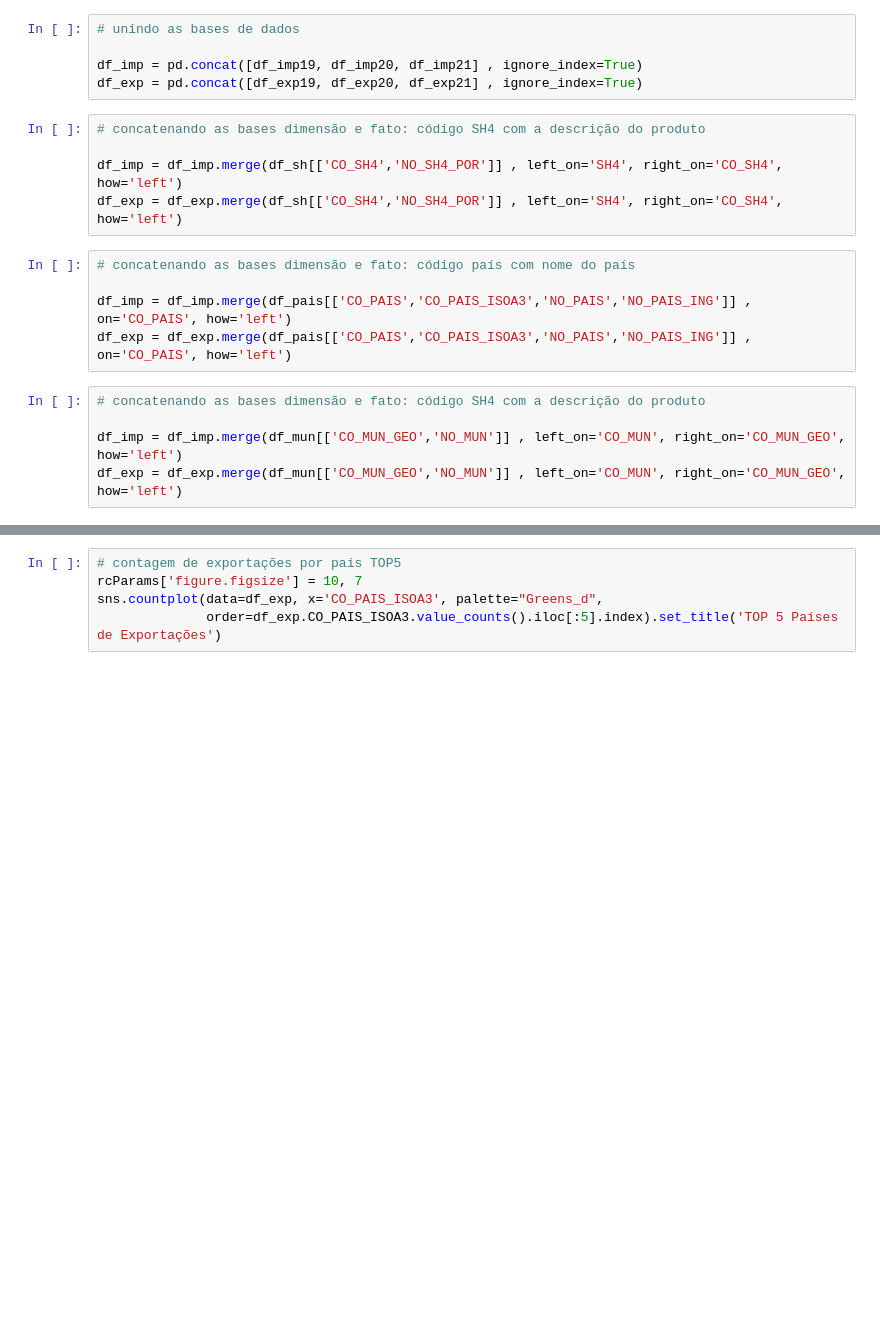
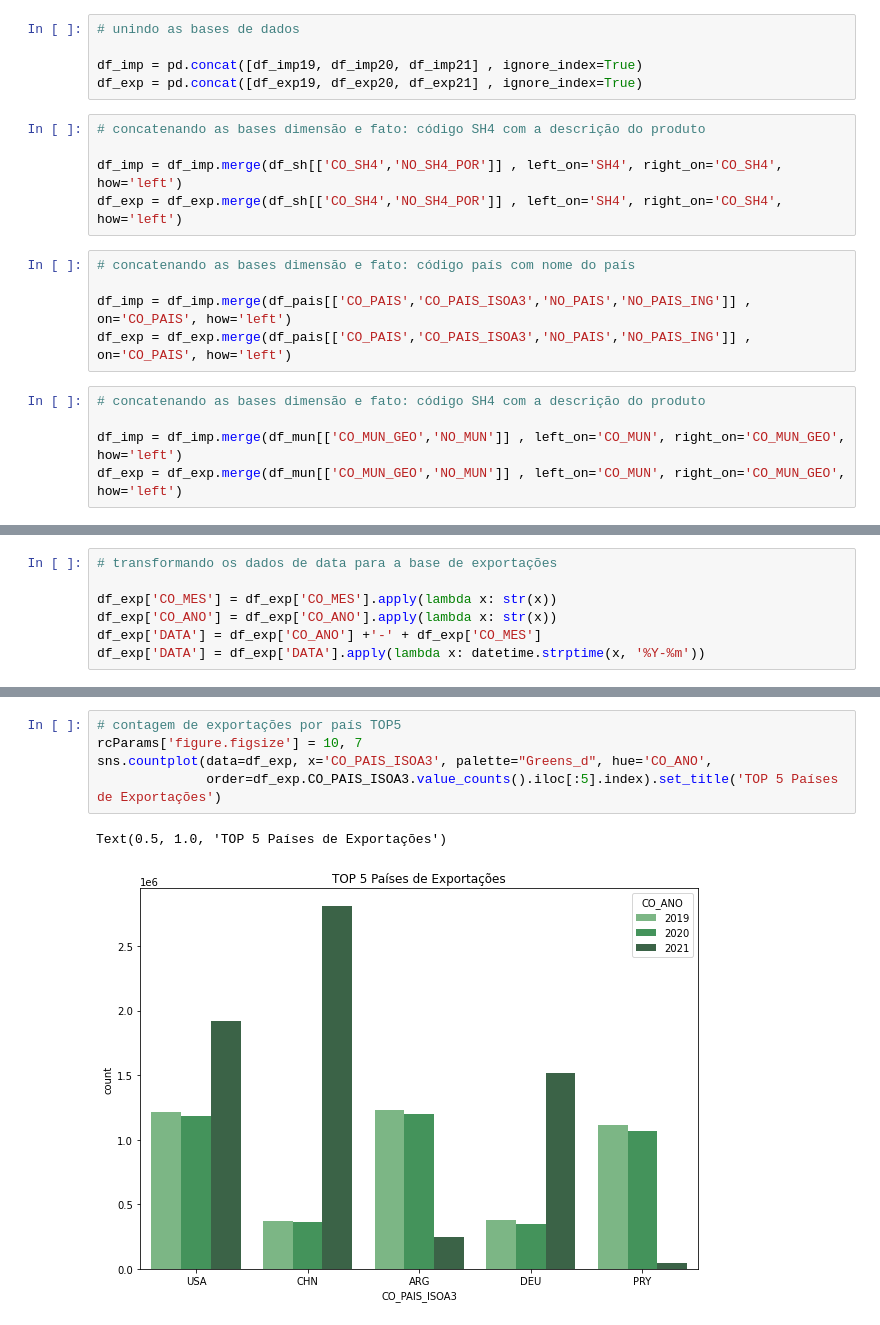
Before and after one commit to Gabrieleas10/case_FortBrasil, a Jupyter notebook: scripts/data_analysis.ipynb, the cells around one changed output, grey strips where cells are left out. Saved outputs shown, nothing was run; the diff lists cells and outputs as text; blank space fills up the shorter version.

```diff
--- a/scripts/data_analysis.ipynb
+++ b/scripts/data_analysis.ipynb
@@ -52,3 +52,10 @@ df_imp['CO_MES'] = df_imp['CO_MES'].apply(lambda x: str(x))
 df_imp['CO_ANO'] = df_imp['CO_ANO'].apply(lambda x: str(x))
 df_imp['DATA'] = df_imp['CO_ANO'] +'-' + df_imp['CO_MES']
 df_imp['DATA'] = df_imp['DATA'].apply(lambda x: datetime.strptime(x, '%Y-%m'))
+# %%
+# transformando os dados de data para a base de exportações
+
+df_exp['CO_MES'] = df_exp['CO_MES'].apply(lambda x: str(x))
+df_exp['CO_ANO'] = df_exp['CO_ANO'].apply(lambda x: str(x))
+df_exp['DATA'] = df_exp['CO_ANO'] +'-' + df_exp['CO_MES']
+df_exp['DATA'] = df_exp['DATA'].apply(lambda x: datetime.strptime(x, '%Y-%m'))
@@ -60,5 +74,8 @@ sns.countplot(data=df_imp, x='CO_PAIS_ISOA3', palette="Greens_d",
 # %%
 # contagem de exportações por país TOP5
 rcParams['figure.figsize'] = 10, 7
-sns.countplot(data=df_exp, x='CO_PAIS_ISOA3', palette="Greens_d",
+sns.countplot(data=df_exp, x='CO_PAIS_ISOA3', palette="Greens_d", hue='CO_ANO',
               order=df_exp.CO_PAIS_ISOA3.value_counts().iloc[:5].index).set_title('TOP 5 Países de Exportações')
+# %% [output]
+Text(0.5, 1.0, 'TOP 5 Países de Exportações')
+[figure, added]
```
Also changed, not shown: parts of 7 cells of this notebook.
